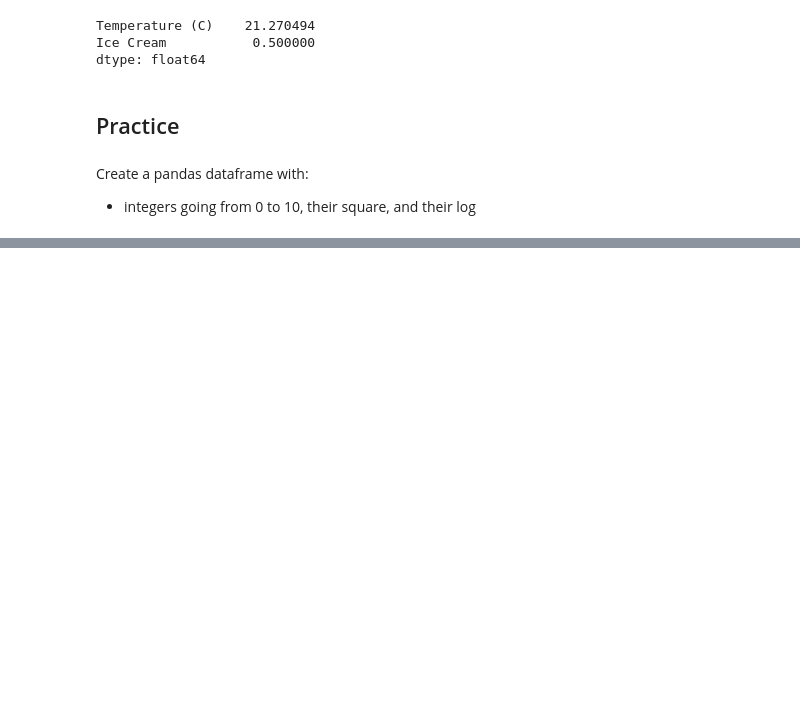
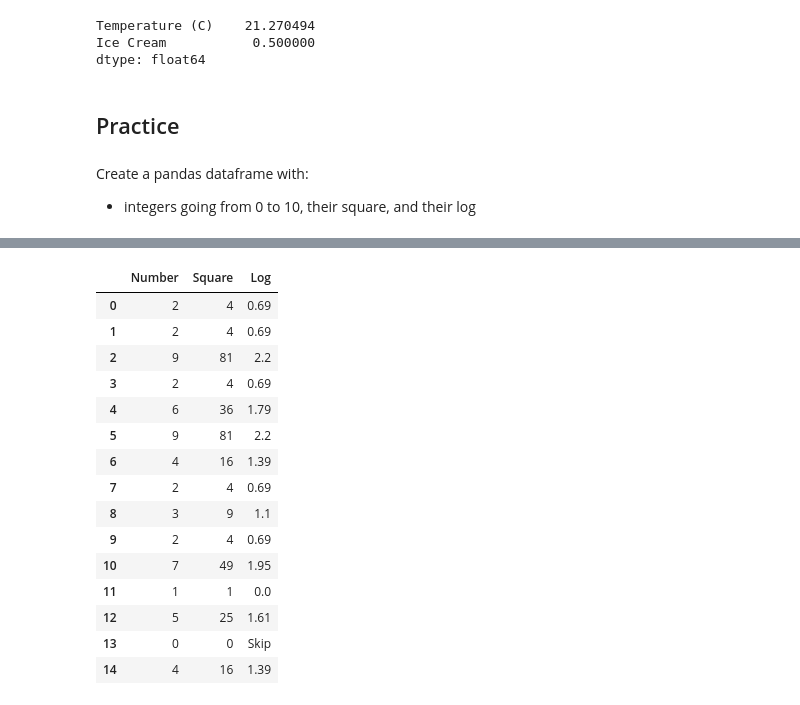
Before and after one commit to vera-rykalina/DeepLearning-MXC, a Jupyter notebook: Functions.ipynb, the cells around one changed output, grey strips where cells are left out. Saved outputs shown, nothing was run; the diff lists cells and outputs as text; code cells hidden in the pictures; blank space fills up the shorter version.

```diff
--- a/Functions.ipynb
+++ b/Functions.ipynb
@@ -262,0 +269,19 @@ df.head()
+# %%
+df.head(15)
+# %% [output]
+|  | Number | Square | Log |
+| 0 | 2 | 4 | 0.69 |
+| 1 | 2 | 4 | 0.69 |
+| 2 | 9 | 81 | 2.2 |
+| 3 | 2 | 4 | 0.69 |
+| 4 | 6 | 36 | 1.79 |
+| 5 | 9 | 81 | 2.2 |
+| 6 | 4 | 16 | 1.39 |
+| 7 | 2 | 4 | 0.69 |
+| 8 | 3 | 9 | 1.1 |
+| 9 | 2 | 4 | 0.69 |
+| 10 | 7 | 49 | 1.95 |
+| 11 | 1 | 1 | 0.0 |
+| 12 | 5 | 25 | 1.61 |
+| 13 | 0 | 0 | Skip |
+| 14 | 4 | 16 | 1.39 |
```
Also changed, not shown: parts of 3 cells of this notebook.
